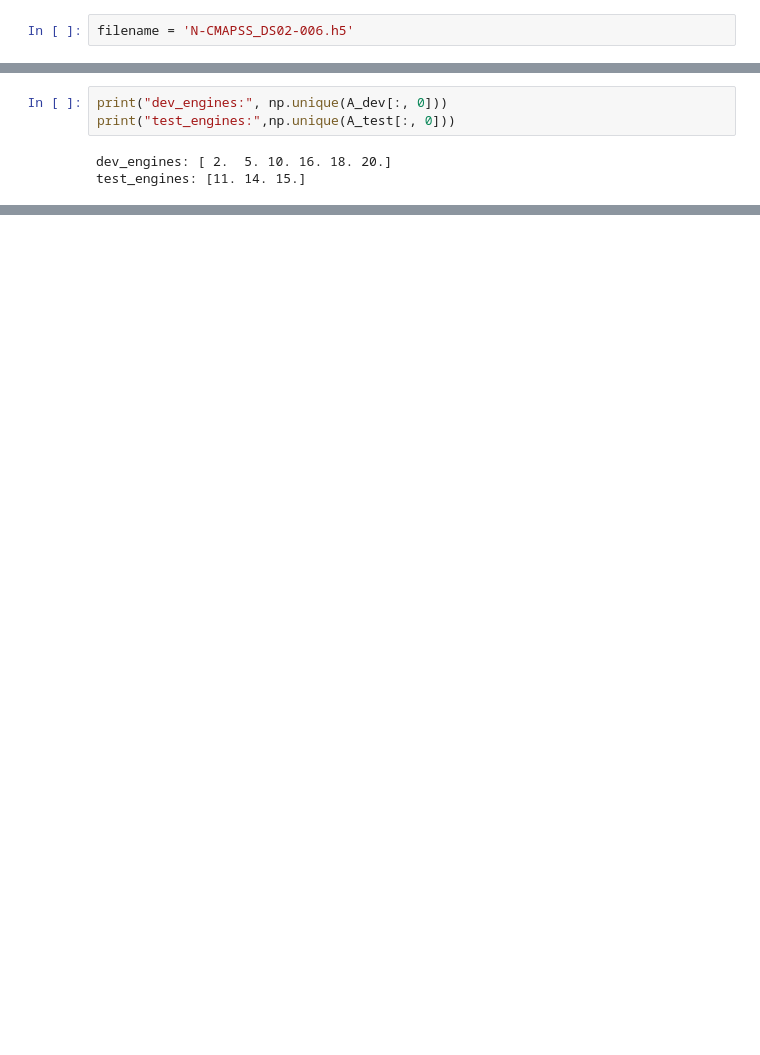
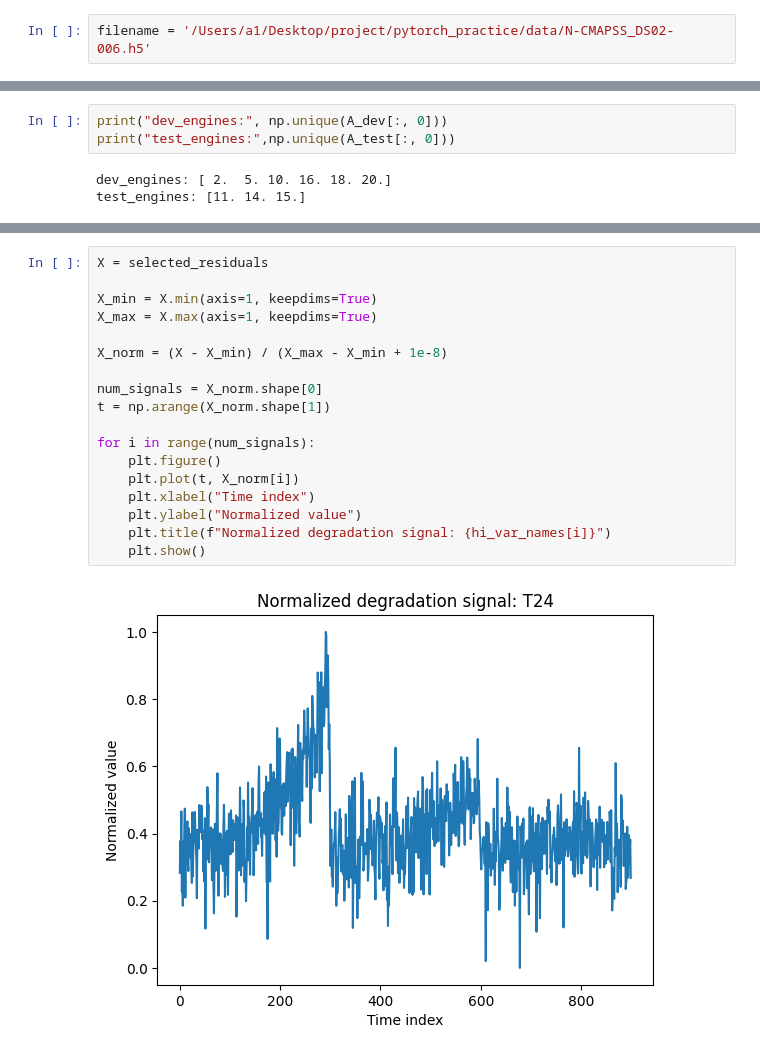
Before and after one commit to King-jejoon/Research-project, a Jupyter notebook: 2026-01-08.ipynb, the cells around one changed output, grey strips where cells are left out. Drawn from its saved outputs; the diff is of its cells as text; blank space fills up the shorter version.

```diff
--- a/2026-01-08.ipynb
+++ b/2026-01-08.ipynb
@@ -14,7 +14,7 @@ import torch.nn as nn
 import torch.optim as optim
 from torch.utils.data import Dataset, DataLoader
 # %%
-filename = 'N-CMAPSS_DS02-006.h5'
+filename = '/Users/a1/Desktop/project/pytorch_practice/data/N-CMAPSS_DS02-006.h5'
 # %%
 # Time tracking, Operation time (min):  0.003
 t = time.process_time()
@@ -2485,0 +526,20 @@ pred, prior = plot_hi_with_forecast(
+# %%
+X = selected_residuals
+
+X_min = X.min(axis=1, keepdims=True)
+X_max = X.max(axis=1, keepdims=True)
+
+X_norm = (X - X_min) / (X_max - X_min + 1e-8)
+
+num_signals = X_norm.shape[0]
+t = np.arange(X_norm.shape[1])
+
+for i in range(num_signals):
+    plt.figure()
+    plt.plot(t, X_norm[i])
+    plt.xlabel("Time index")
+    plt.ylabel("Normalized value")
+    plt.title(f"Normalized degradation signal: {hi_var_names[i]}")
+    plt.show()
+# %% [output]
+[figure, added]
```
Also changed, not shown: parts of 22 cells of this notebook.
